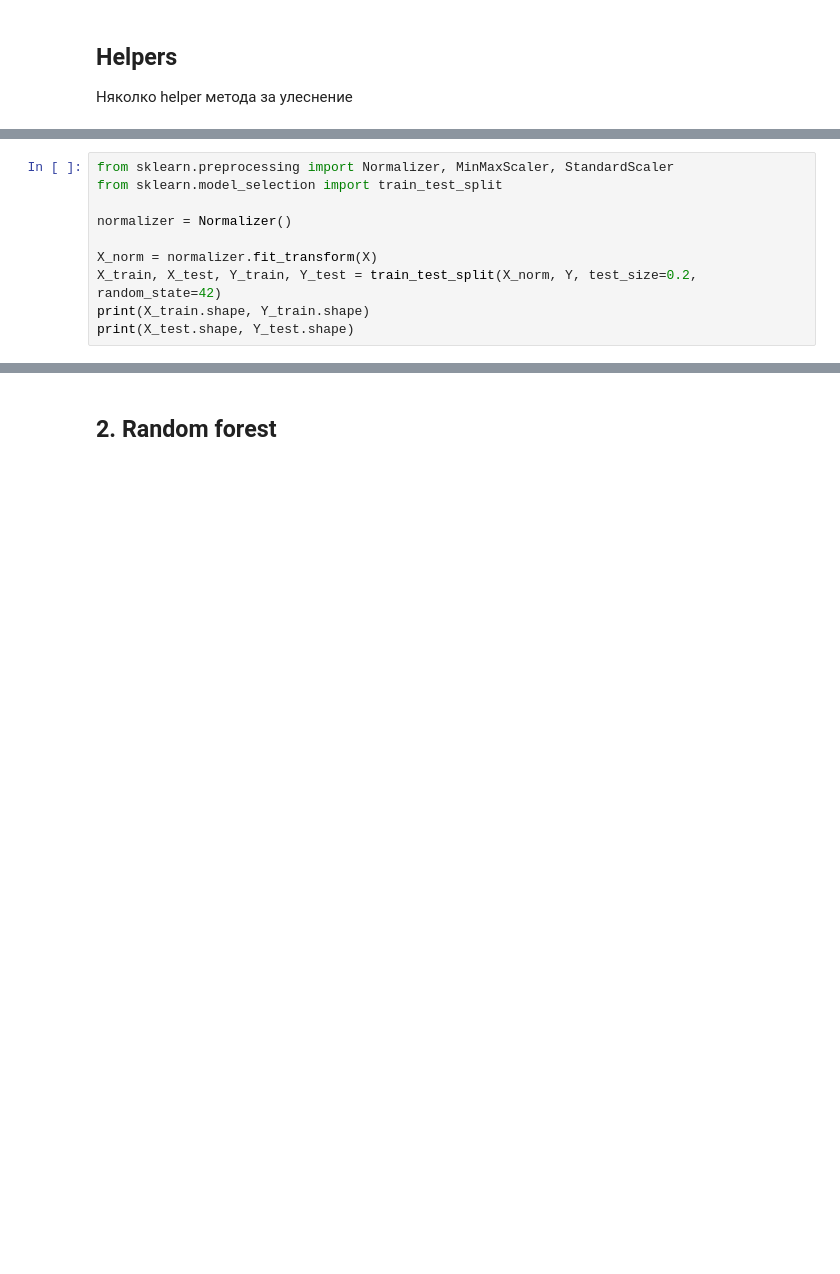
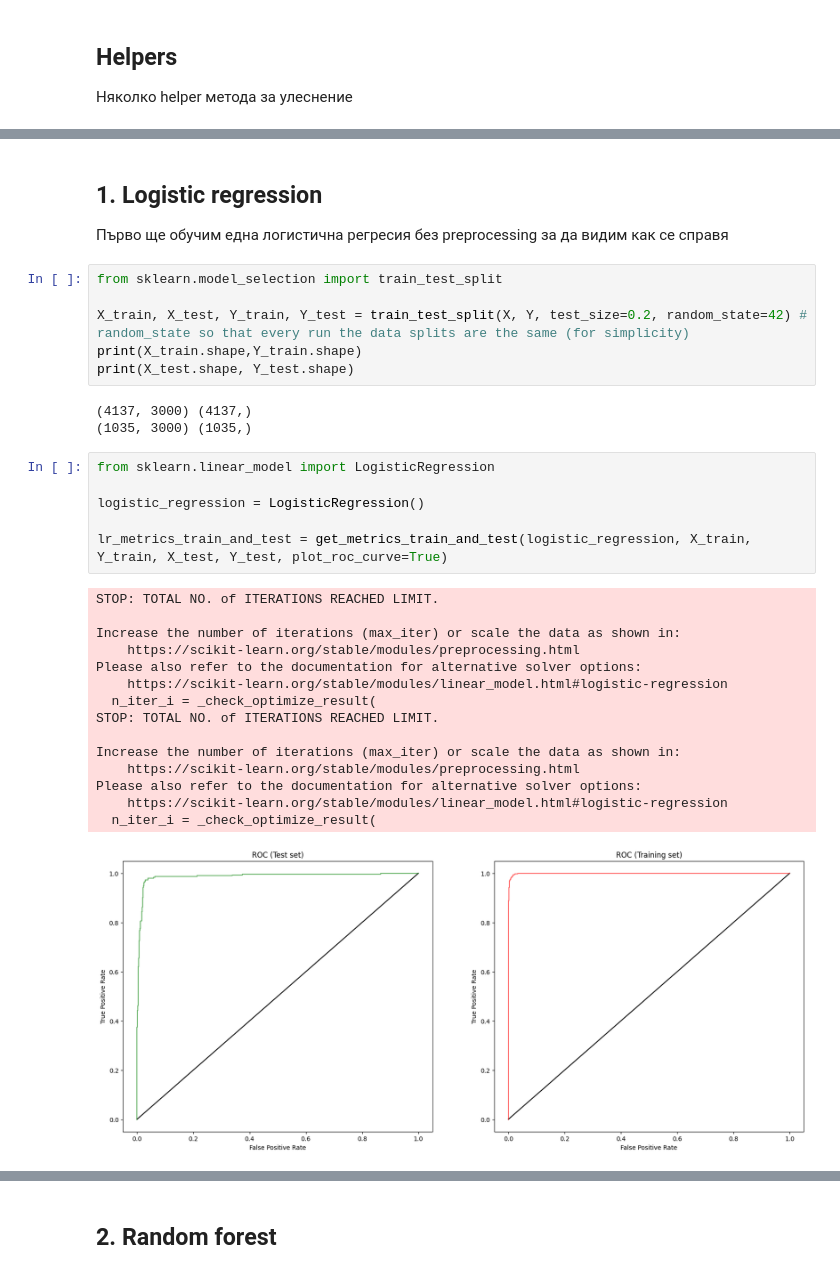
Before and after one commit to Exonault/TechnicalUniversityMastersProject, a Jupyter notebook: MachineLearning/MachineLearning/Notebooks/Project.ipynb, the cells around one changed output, grey strips where cells are left out. Drawn from its saved outputs; the diff is of its cells as text; blank space fills up the shorter version.

```diff
--- a/MachineLearning/MachineLearning/Notebooks/Project.ipynb
+++ b/MachineLearning/MachineLearning/Notebooks/Project.ipynb
@@ -145,10 +36,0 @@ def k_fold_validation(classifier, X, Y, splits=10, plot_curve=False):
-# %%
-from sklearn.preprocessing import Normalizer, MinMaxScaler, StandardScaler
-from sklearn.model_selection import train_test_split
-
-normalizer = Normalizer()
-
-X_norm = normalizer.fit_transform(X)
-X_train, X_test, Y_train, Y_test = train_test_split(X_norm, Y, test_size=0.2, random_state=42)
-print(X_train.shape, Y_train.shape)
-print(X_test.shape, Y_test.shape)
@@ -285,0 +216,34 @@ k_fold_metrics.head(10)
+# %% [markdown]
+## 1. Logistic regression
+Първо ще обучим една логистична регресия без preprocessing за да видим как се справя
+# %%
+from sklearn.model_selection import train_test_split
+
+X_train, X_test, Y_train, Y_test = train_test_split(X, Y, test_size=0.2, random_state=42) # random_state so that every run the data splits are the same (for simplicity)
+print(X_train.shape,Y_train.shape)
+print(X_test.shape, Y_test.shape)
+# %% [output]
+(4137, 3000) (4137,)
+(1035, 3000) (1035,)
+# %%
+from sklearn.linear_model import LogisticRegression
+
+logistic_regression = LogisticRegression()
+
+lr_metrics_train_and_test = get_metrics_train_and_test(logistic_regression, X_train, Y_train, X_test, Y_test, plot_roc_curve=True)
+# %% [output]
+STOP: TOTAL NO. of ITERATIONS REACHED LIMIT.
+
+Increase the number of iterations (max_iter) or scale the data as shown in:
+    https://scikit-learn.org/stable/modules/preprocessing.html
+Please also refer to the documentation for alternative solver options:
+    https://scikit-learn.org/stable/modules/linear_model.html#logistic-regression
+  n_iter_i = _check_optimize_result(
+STOP: TOTAL NO. of ITERATIONS REACHED LIMIT.
+
+Increase the number of iterations (max_iter) or scale the data as shown in:
+    https://scikit-learn.org/stable/modules/preprocessing.html
+Please also refer to the documentation for alternative solver options:
+    https://scikit-learn.org/stable/modules/linear_model.html#logistic-regression
+  n_iter_i = _check_optimize_result(
+[figure, added]
```
Also changed, not shown: parts of 52 cells of this notebook.
